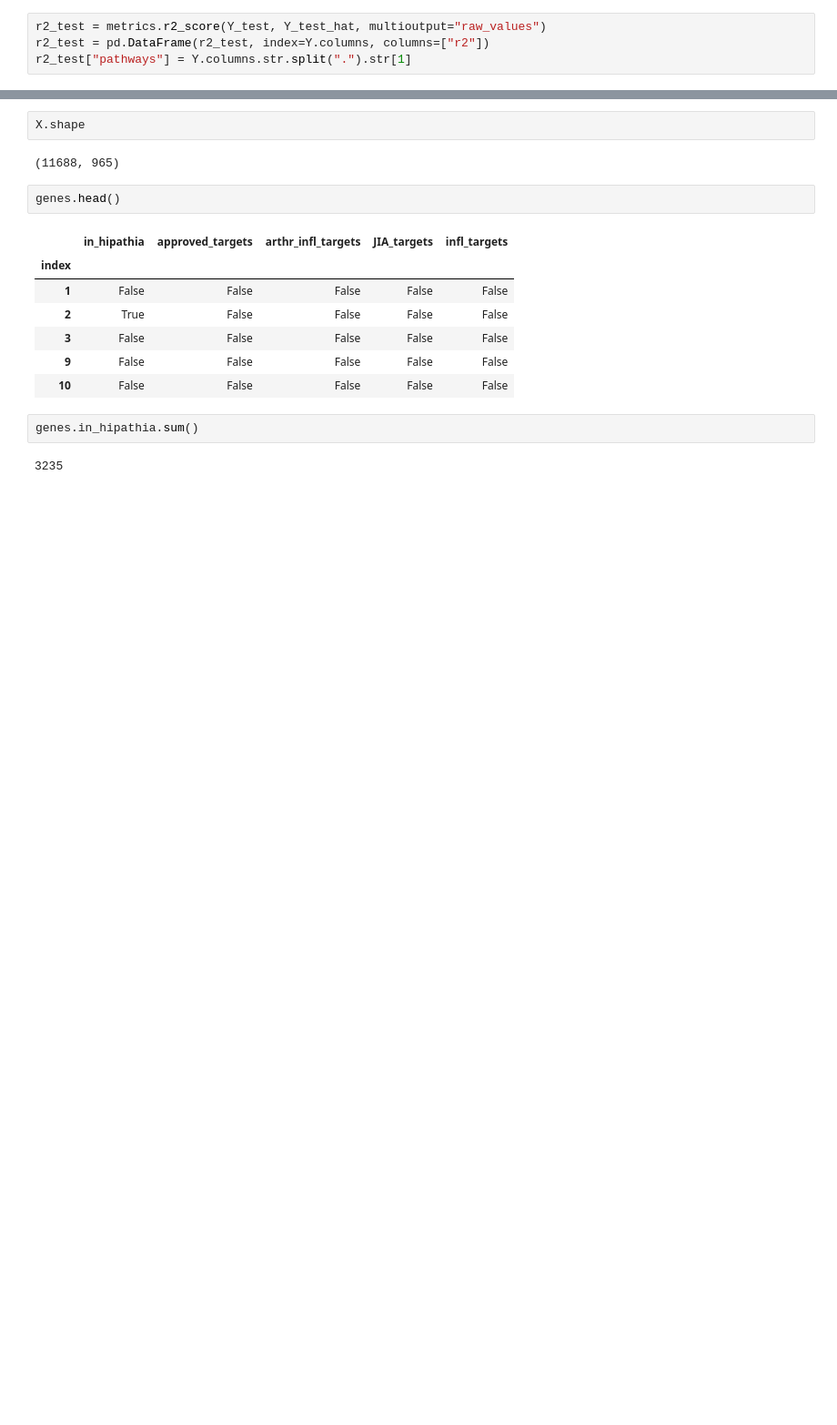
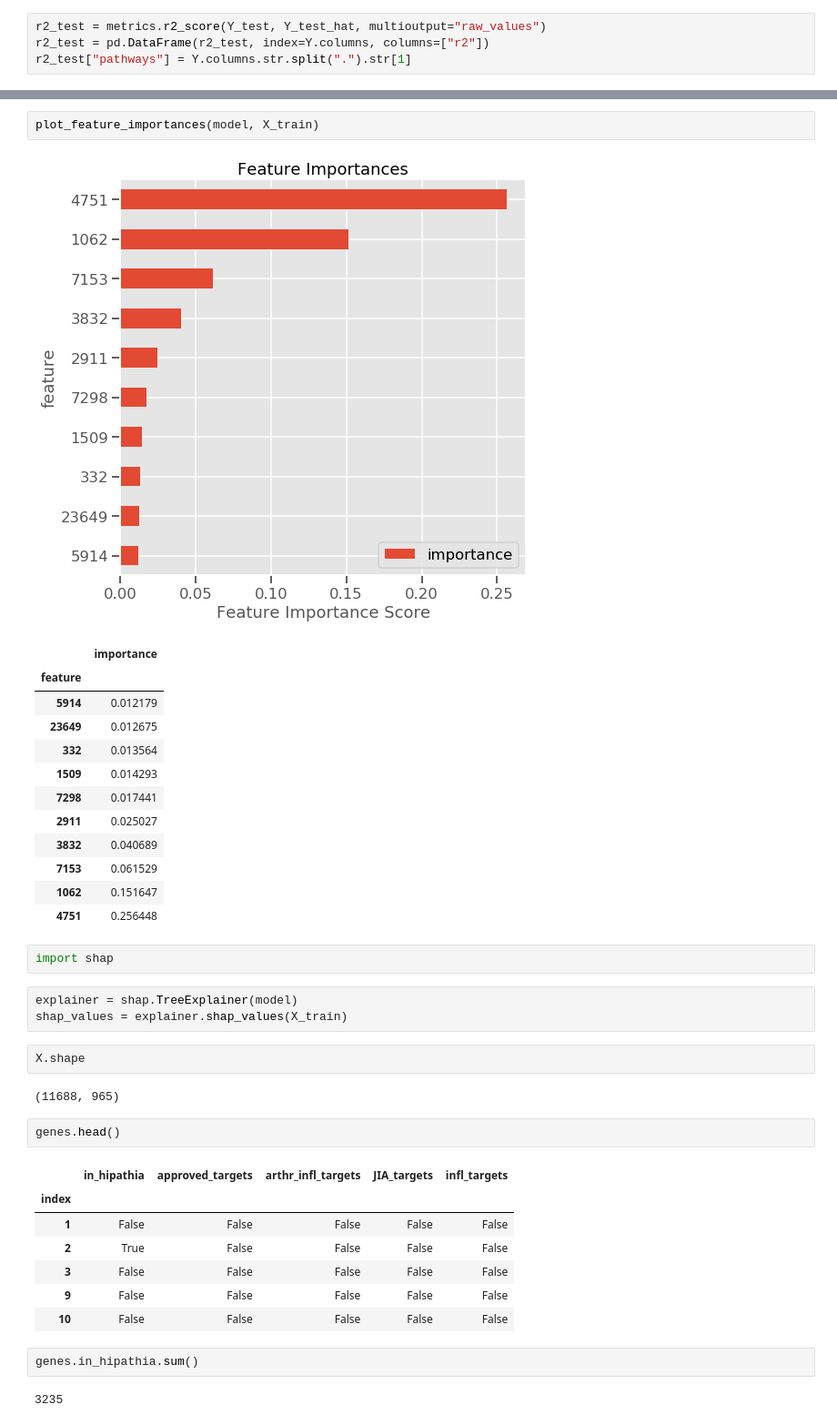
Before and after one commit to loucerac/drexml, a Jupyter notebook: notebooks/sandbox_20190416/1.0_setup_src.ipynb, the cells around one changed output, grey strips where cells are left out. Shown at 91% size. Saved outputs shown, nothing was run; the diff lists cells and outputs as text; blank space fills up the shorter version.

```diff
--- a/notebooks/sandbox_20190416/1.0_setup_src.ipynb
+++ b/notebooks/sandbox_20190416/1.0_setup_src.ipynb
@@ -119,3 +140,24 @@ ax.set_xticklabels(ax.get_xticklabels(), rotation=70);
+# %%
+plot_feature_importances(model, X_train)
+# %% [output]
+[figure, added]
+|  | importance |
+| feature |  |
+| 5914 | 0.012179 |
+| 23649 | 0.012675 |
+| 332 | 0.013564 |
+| 1509 | 0.014293 |
+| 7298 | 0.017441 |
+| 2911 | 0.025027 |
+| 3832 | 0.040689 |
+| 7153 | 0.061529 |
+| 1062 | 0.151647 |
+| 4751 | 0.256448 |
+# %%
+import shap
+# %%
+explainer = shap.TreeExplainer(model)
+shap_values = explainer.shap_values(X_train)
 # %%
 X.shape
 # %% [output]
```
Also changed, not shown: parts of 50 cells of this notebook, 4 other files.
